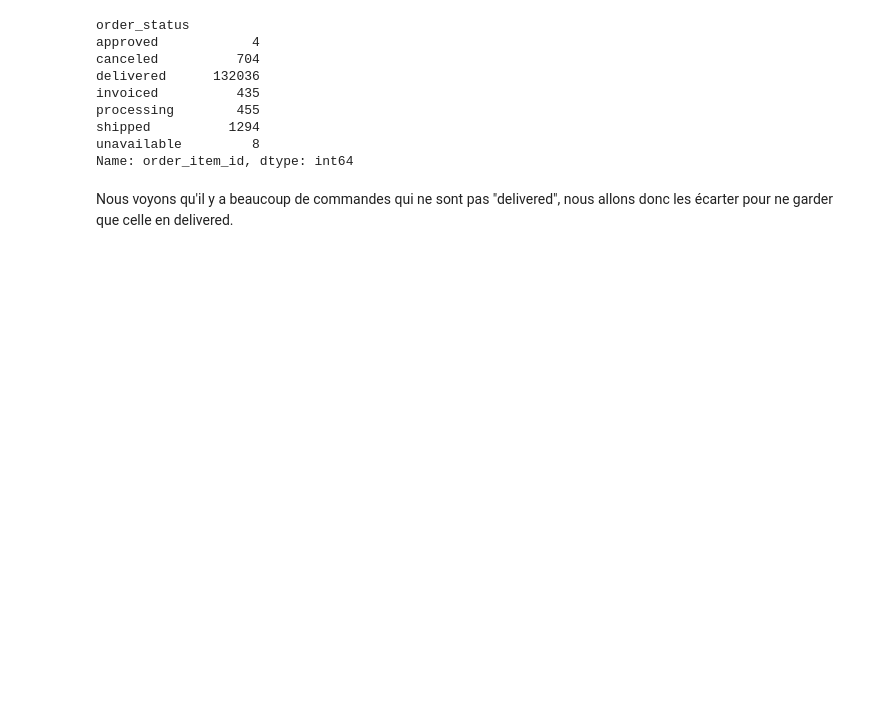
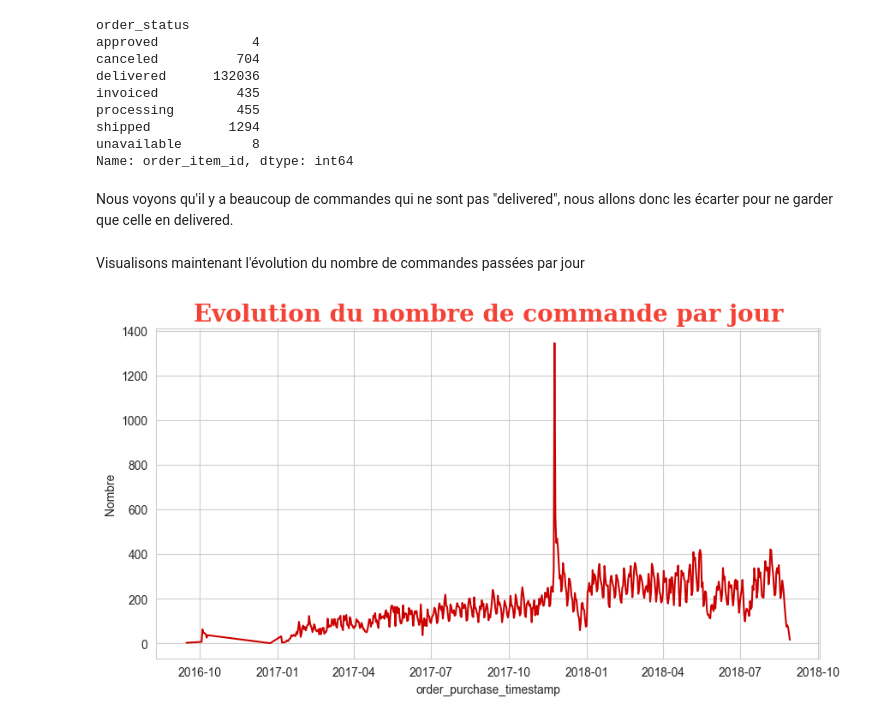
Before and after one commit to laildfz/P4_machine_learning, a Jupyter notebook: desfossez_rayan_notebook_clean_112022.ipynb, the cells around one changed output. Saved outputs shown, nothing was run; the diff lists cells and outputs as text; code cells hidden in the pictures; blank space fills up the shorter version.

```diff
--- a/desfossez_rayan_notebook_clean_112022.ipynb
+++ b/desfossez_rayan_notebook_clean_112022.ipynb
@@ -293,3 +294,14 @@ Name: order_item_id, dtype: int64
 Nous voyons qu'il y a beaucoup de commandes qui ne sont pas "delivered", nous allons donc les écarter pour ne garder que celle en delivered.
 # %%
 order_items = order_items[order_items["order_status"] == "delivered"]
+# %% [markdown]
+Visualisons maintenant l'évolution du nombre de commandes passées par jour
+# %%
+order_day = order_items.groupby(order_items["order_purchase_timestamp"].astype('datetime64[ns]').dt.date).count()["order_id"]
+plt.figure(figsize=(10, 5))
+ax = order_day.plot(color="#cc0000")
+ax.set_ylabel("Nombre" )
+plt.title("Evolution du nombre de commande par jour", fontdict=font_title)
+plt.show()
+# %% [output]
+[figure, added]
```
Also changed, not shown: parts of 9 cells of this notebook.
